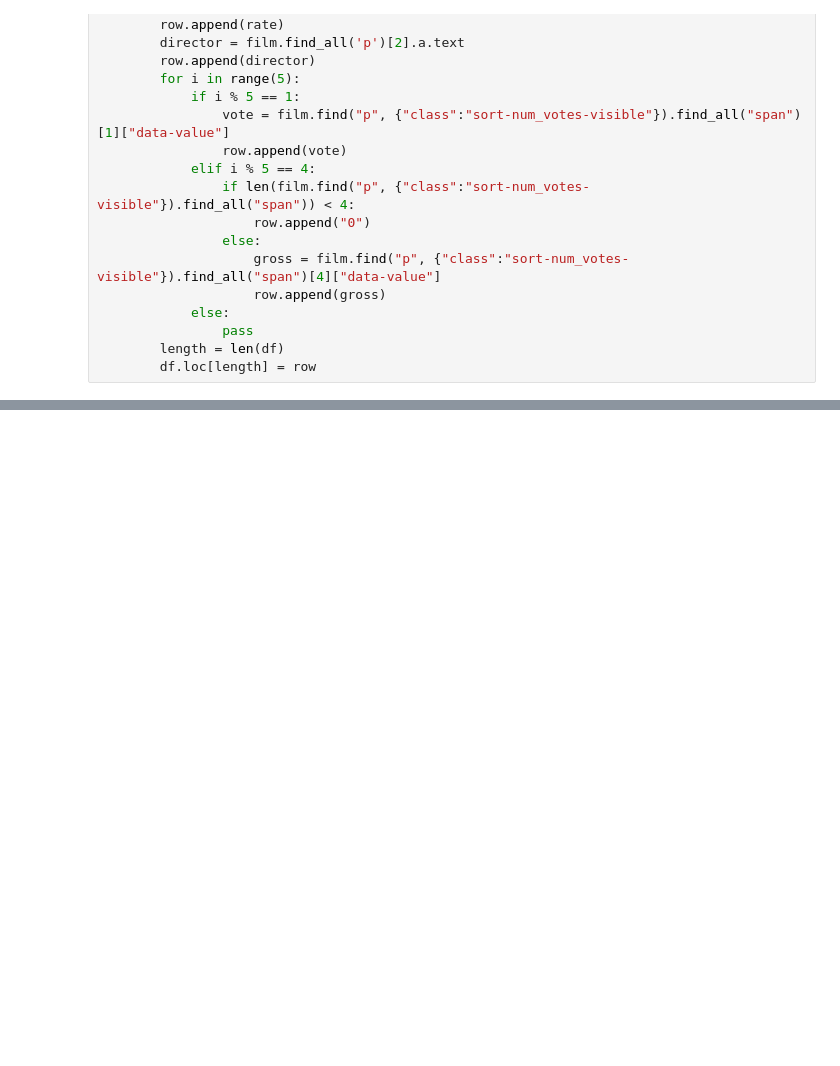
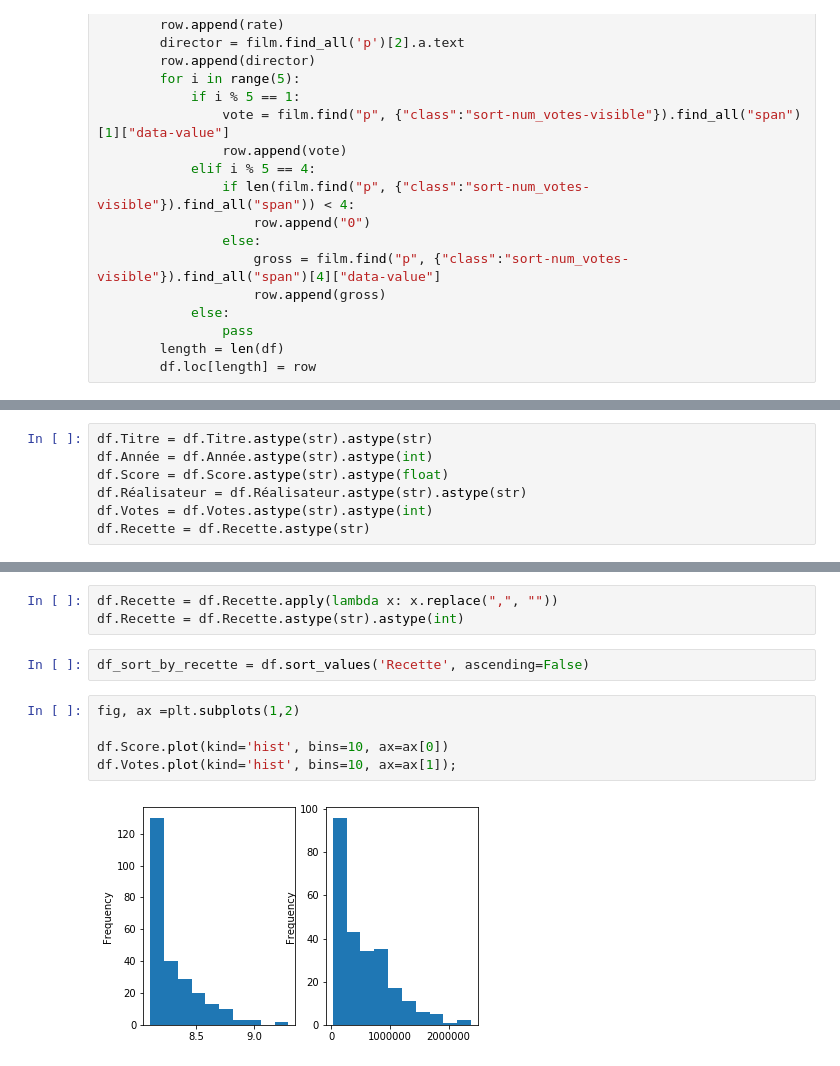
Before and after one commit to clement-camara/imdb-scrapping, a Jupyter notebook: ScrapingIMDB.ipynb, the cells around one changed output, grey strips where cells are left out. Saved outputs shown, nothing was run; the diff lists cells and outputs as text; blank space fills up the shorter version.

```diff
--- a/ScrapingIMDB.ipynb
+++ b/ScrapingIMDB.ipynb
@@ -63,0 +62,7 @@ df
+# %%
+df.Titre = df.Titre.astype(str).astype(str)
+df.Année = df.Année.astype(str).astype(int)
+df.Score = df.Score.astype(str).astype(float)
+df.Réalisateur = df.Réalisateur.astype(str).astype(str)
+df.Votes = df.Votes.astype(str).astype(int)
+df.Recette = df.Recette.astype(str)
@@ -63,0 +79,12 @@ df
+# %%
+df.Recette = df.Recette.apply(lambda x: x.replace(",", ""))
+df.Recette = df.Recette.astype(str).astype(int)
+# %%
+df_sort_by_recette = df.sort_values('Recette', ascending=False)
+# %%
+fig, ax =plt.subplots(1,2)
+
+df.Score.plot(kind='hist', bins=10, ax=ax[0])
+df.Votes.plot(kind='hist', bins=10, ax=ax[1]);
+# %% [output]
+[figure, added]
```
Also changed, not shown: parts of 8 cells of this notebook, 1 other file.
